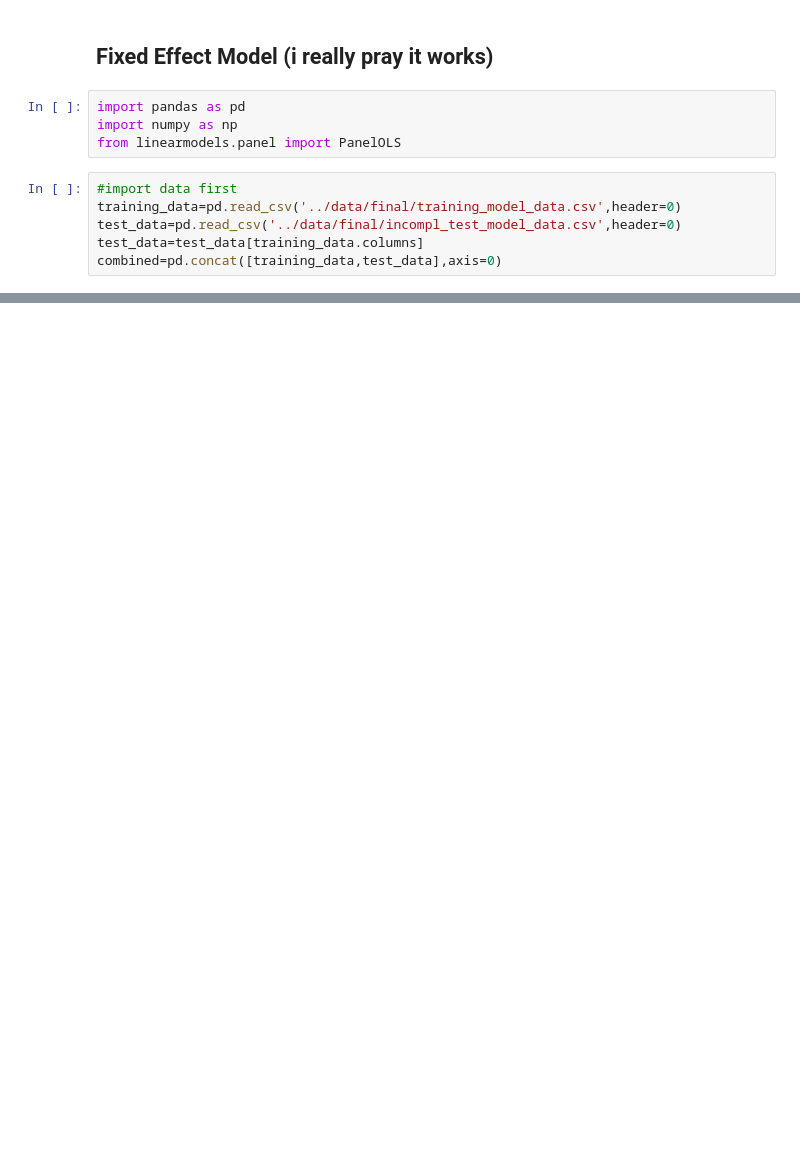
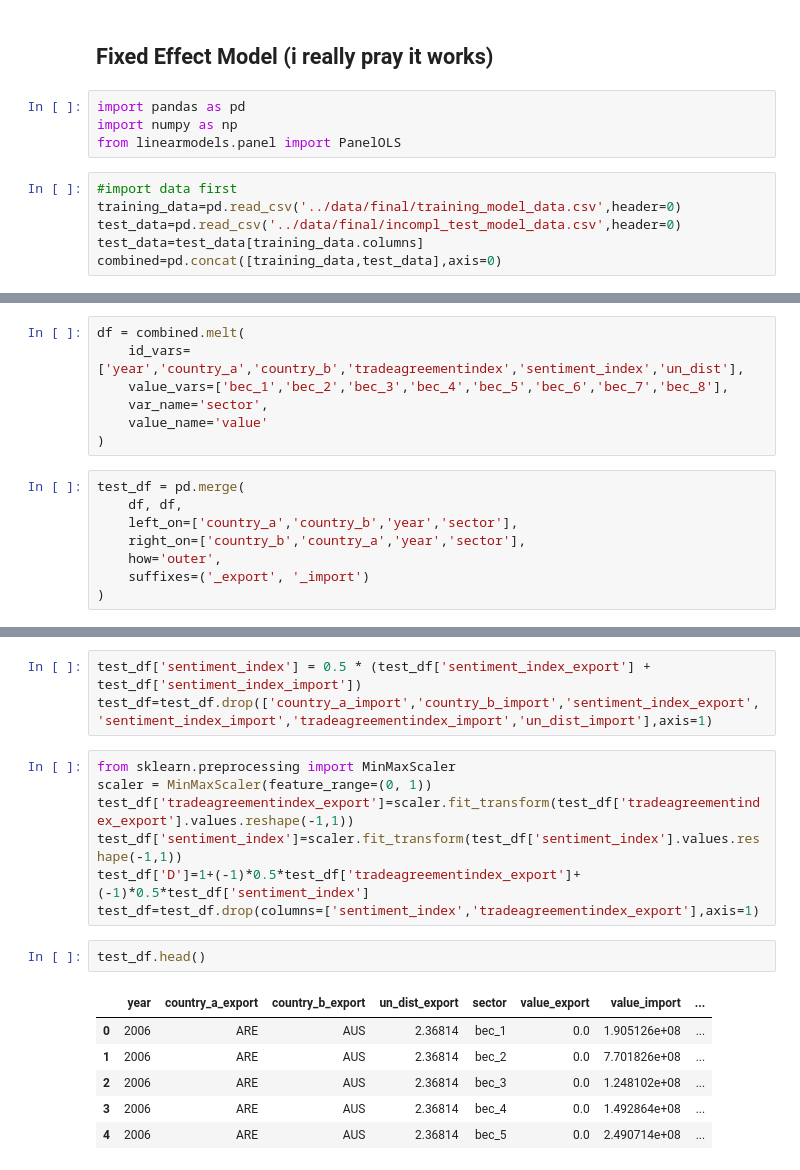
Before and after one commit to Saptow/T5G1, a Jupyter notebook: model/fixedeffect.ipynb, the cells around one changed output, grey strips where cells are left out. Cells and saved outputs as stored; diff of their text form; blank space fills up the shorter version.

```diff
--- a/model/fixedeffect.ipynb
+++ b/model/fixedeffect.ipynb
@@ -12,0 +18,15 @@ combined=pd.concat([training_data,test_data],axis=0)
+# %%
+df = combined.melt(
+    id_vars=['year','country_a','country_b','tradeagreementindex','sentiment_index','un_dist'],
+    value_vars=['bec_1','bec_2','bec_3','bec_4','bec_5','bec_6','bec_7','bec_8'],
+    var_name='sector',
+    value_name='value'
+)
+# %%
+test_df = pd.merge(
+    df, df,
+    left_on=['country_a','country_b','year','sector'],
+    right_on=['country_b','country_a','year','sector'],
+    how='outer',
+    suffixes=('_export', '_import')
+)
@@ -12,0 +42,19 @@ combined=pd.concat([training_data,test_data],axis=0)
+# %%
+test_df['sentiment_index'] = 0.5 * (test_df['sentiment_index_export'] + test_df['sentiment_index_import'])
+test_df=test_df.drop(['country_a_import','country_b_import','sentiment_index_export','sentiment_index_import','tradeagreementindex_import','un_dist_import'],axis=1)
+# %%
+from sklearn.preprocessing import MinMaxScaler
+scaler = MinMaxScaler(feature_range=(0, 1))
+test_df['tradeagreementindex_export']=scaler.fit_transform(test_df['tradeagreementindex_export'].values.reshape(-1,1))
+test_df['sentiment_index']=scaler.fit_transform(test_df['sentiment_index'].values.reshape(-1,1))
+test_df['D']=1+(-1)*0.5*test_df['tradeagreementindex_export']+(-1)*0.5*test_df['sentiment_index']
+test_df=test_df.drop(columns=['sentiment_index','tradeagreementindex_export'],axis=1)
+# %%
+test_df.head()
+# %% [output]
+|  | year | country_a_export | country_b_export | un_dist_export | sector | value_export | value_import | ... |
+| 0 | 2006 | ARE | AUS | 2.36814 | bec_1 | 0.0 | 1.905126e+08 | ... |
+| 1 | 2006 | ARE | AUS | 2.36814 | bec_2 | 0.0 | 7.701826e+08 | ... |
+| 2 | 2006 | ARE | AUS | 2.36814 | bec_3 | 0.0 | 1.248102e+08 | ... |
+| 3 | 2006 | ARE | AUS | 2.36814 | bec_4 | 0.0 | 1.492864e+08 | ... |
+| 4 | 2006 | ARE | AUS | 2.36814 | bec_5 | 0.0 | 2.490714e+08 | ... |
```
Also changed, not shown: parts of 19 cells of this notebook, 3 other files.
